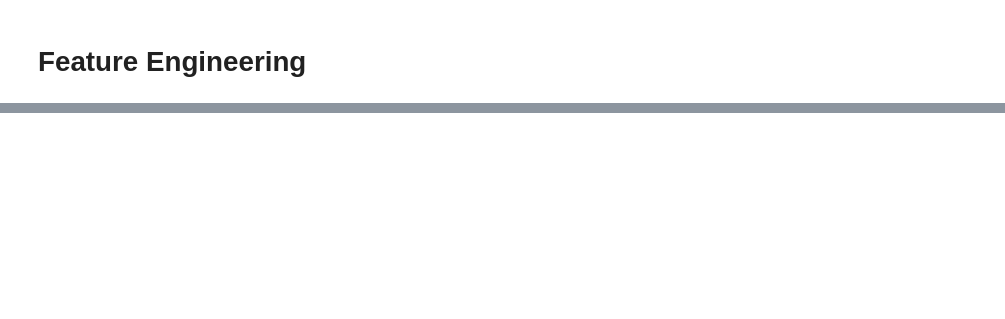
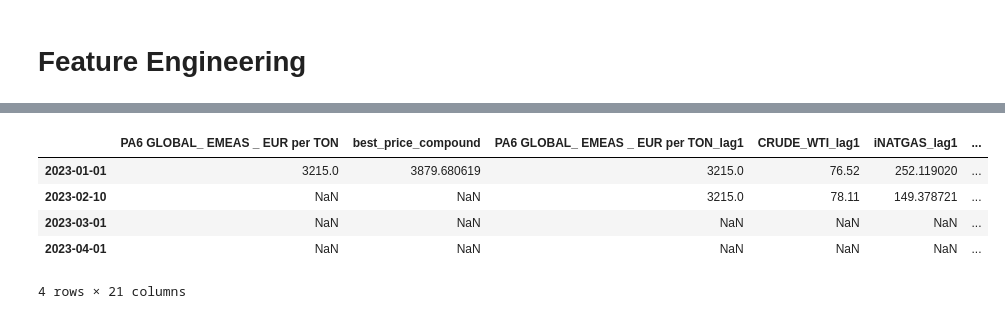
Before and after one commit to mattmrq/SE_project, a Jupyter notebook: Main_Notebook.ipynb, the cells around one changed output, grey strips where cells are left out. Cells and saved outputs as stored; diff of their text form; code cells hidden in the pictures; blank space fills up the shorter version.

```diff
--- a/Main_Notebook.ipynb
+++ b/Main_Notebook.ipynb
@@ -190,0 +201,24 @@ fig.show()
+# %%
+model_data = data[
+    (data["month"].isin([1, 4, 7, 10]) & (data.index >= '2019-01-01') & (data.index < '2023-01-01'))
+    | (data.index < '2019-01-01')
+    | (data.index >= '2023-01-01')
+]
+
+model_data = model_data.drop([
+    "CRUDE_WTI",
+    "iNATGAS",
+    "Benzene_price",
+    "Caprolactam_price",
+    "Electricty_Price_Germany",
+    "Inflation_rate_france",
+    "month",
+    "Automotive Value"]
+    , axis=1
+)
+
+# Remove first data rows, where lag value is NaN
+model_data = model_data.query("index > '2016-09-01'").copy()
+train_data = model_data.query("index < '2022-01-01'")
+test_data = model_data.query("index < '2023-01-01' and index >= '2022-01-01'")
+submission_data = model_data.query("index >= '2023-01-01'")
@@ -190,0 +257,9 @@ fig.show()
+# %%
+submission_data
+# %% [output]
+|  | PA6 GLOBAL_ EMEAS _ EUR per TON | best_price_compound | PA6 GLOBAL_ EMEAS _ EUR per TON_lag1 | CRUDE_WTI_lag1 | iNATGAS_lag1 | ... |
+| 2023-01-01 | 3215.0 | 3879.680619 | 3215.0 | 76.52 | 252.119020 | ... |
+| 2023-02-10 | NaN | NaN | 3215.0 | 78.11 | 149.378721 | ... |
+| 2023-03-01 | NaN | NaN | NaN | NaN | NaN | ... |
+| 2023-04-01 | NaN | NaN | NaN | NaN | NaN | ... |
+4 rows × 21 columns
```
Also changed, not shown: parts of 19 cells of this notebook.
